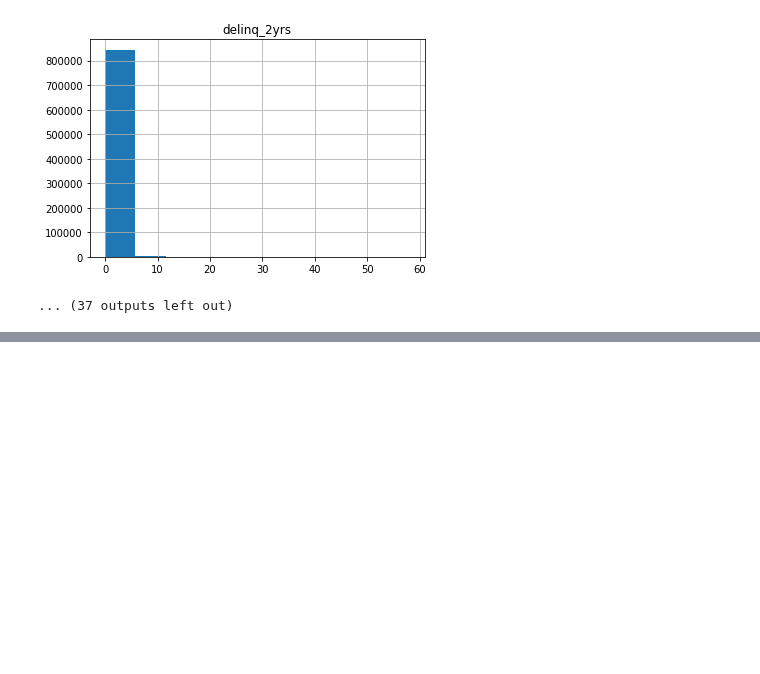
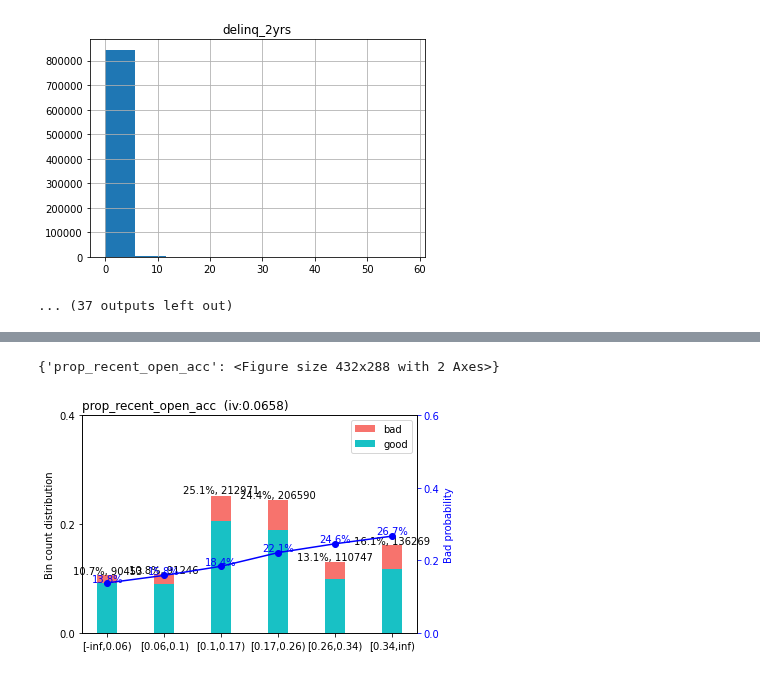
Before and after one commit to preetmodi/Credit-Risk-Analytics, a Jupyter notebook: WoE_V.ipynb, the cells around one changed output, grey strips where cells are left out. Drawn from its saved outputs; the diff is of its cells as text; code cells hidden in the pictures; blank space fills up the shorter version.

```diff
--- a/WoE_V.ipynb
+++ b/WoE_V.ipynb
@@ -274,3 +274,18 @@ max          58.000000
 Name: delinq_2yrs, dtype: float64
 [figure]
 ... (37 outputs left out)
+# %%
+df_train['utilization_per_open_acc'] = df_train['revol_util'] / df_train['open_acc']
+
+df_train['prop_recent_open_acc'] = df_train['acc_open_past_24mths'] / df_train['total_acc']
+# %%
+new_3 = ['prop_recent_open_acc']
+# %%
+bins_trial = sc.woebin(df_train, y='Default',
+                 x=new_3,  # Include only the first 5 variables
+                 min_perc_fine_bin=0.01,  # How many bins to cut initially into
+                 min_perc_coarse_bin=0.05,  # Minimum percentage per final bin
+                 stop_limit=0.02,  # Minimum information value
+                 max_num_bin=8,  # Maximum number of bins
+                 method='tree'
+                 )
@@ -276,0 +295,5 @@ Name: delinq_2yrs, dtype: float64
+# %%
+sc.woebin_plot(bins_trial)
+# %% [output]
+{'prop_recent_open_acc': <Figure size 432x288 with 2 Axes>}
+[figure, added]
```
Also changed, not shown: parts of 2 cells of this notebook.
